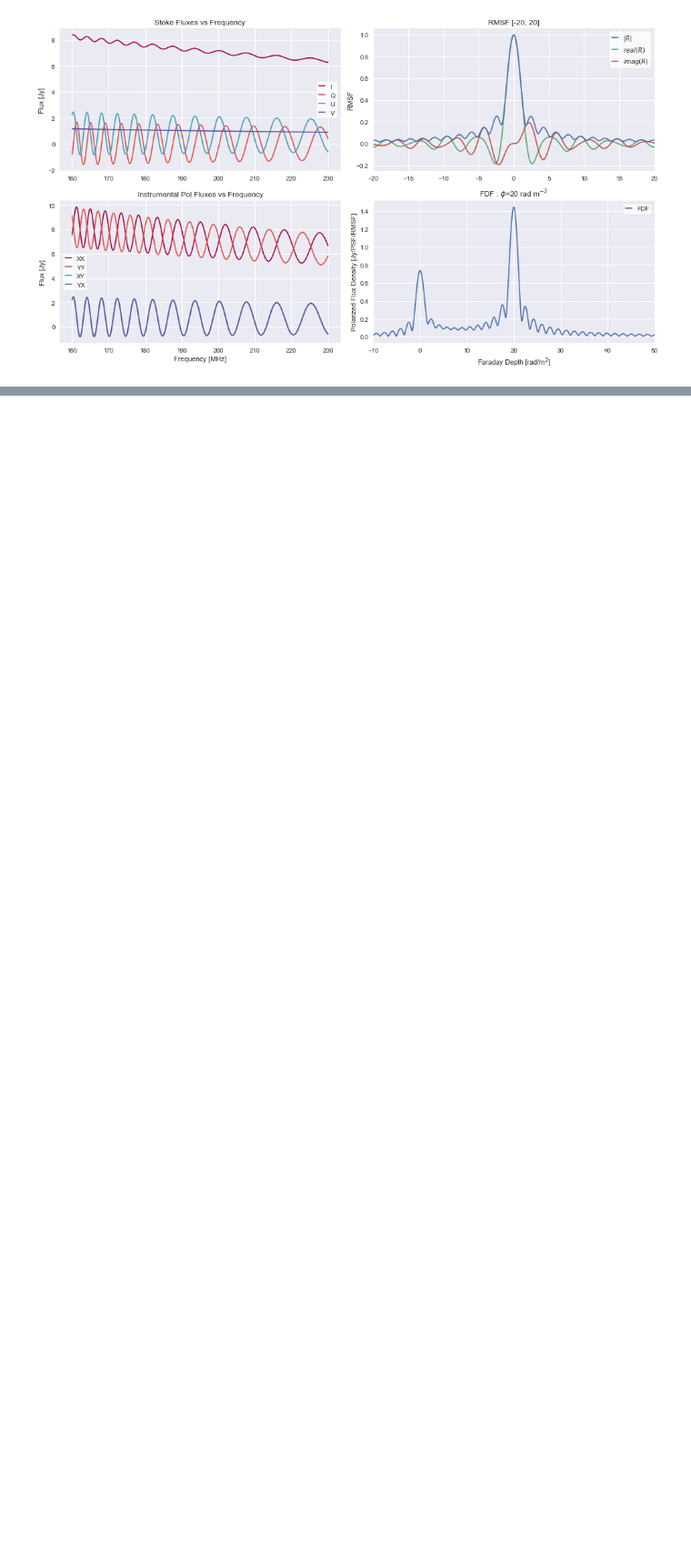
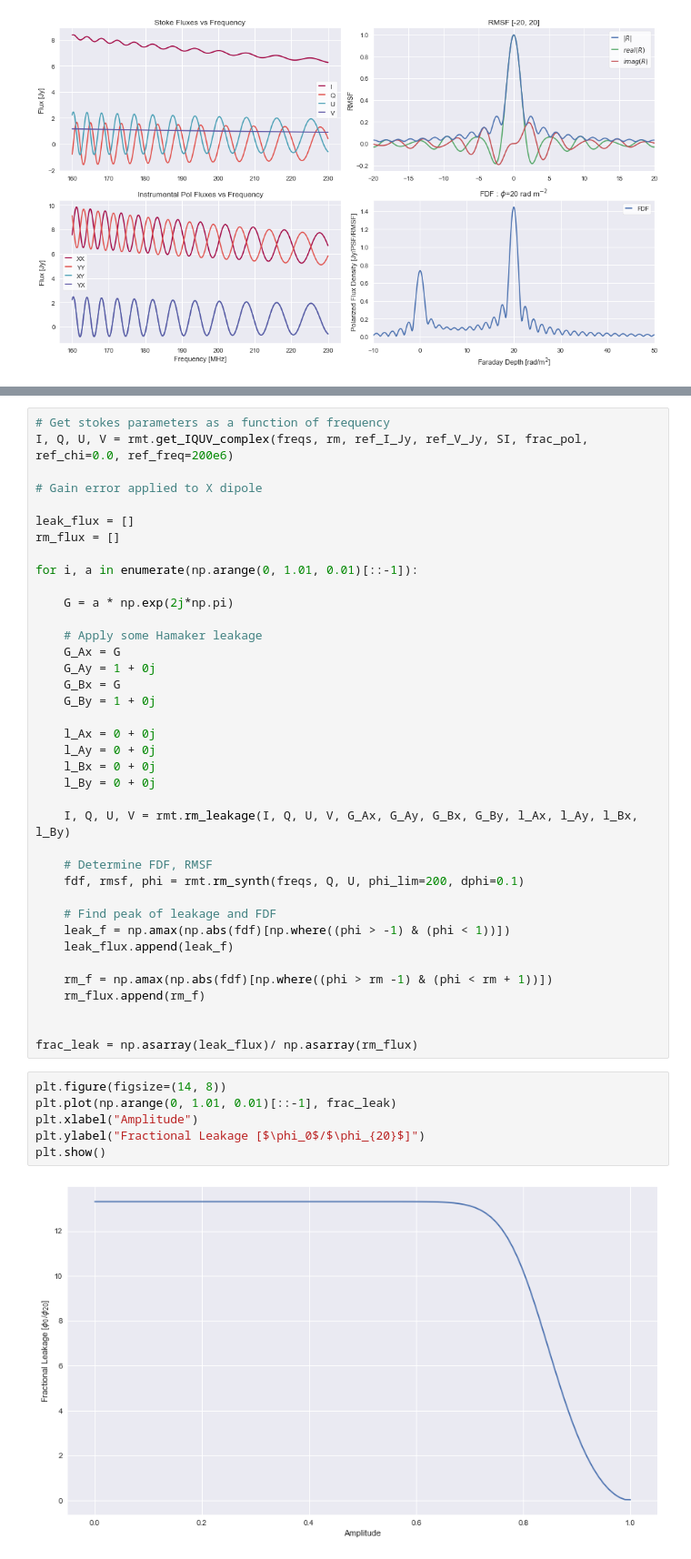
Before and after one commit to amanchokshi/rm-synth, a Jupyter notebook: scripts/rm_theory.ipynb, the cells around one changed output, grey strips where cells are left out. Shown at 91% size. Cells and saved outputs as stored; diff of their text form; blank space fills up the shorter version.

Commit message:
Errors for phase and amplitude

```diff
--- a/scripts/rm_theory.ipynb
+++ b/scripts/rm_theory.ipynb
@@ -533,0 +536,46 @@ rmt.plot_rm_grid(freqs, I, Q, U, V, XX, XY, YX, YY, rmsf, fdf, phi)
+# %%
+# Get stokes parameters as a function of frequency
+I, Q, U, V = rmt.get_IQUV_complex(freqs, rm, ref_I_Jy, ref_V_Jy, SI, frac_pol, ref_chi=0.0, ref_freq=200e6)
+
+# Gain error applied to X dipole
+
+leak_flux = []
+rm_flux = []
+
+for i, a in enumerate(np.arange(0, 1.01, 0.01)[::-1]):
+
+    G = a * np.exp(2j*np.pi)
+
+    # Apply some Hamaker leakage
+    G_Ax = G
+    G_Ay = 1 + 0j
+    G_Bx = G
+    G_By = 1 + 0j
+
+    l_Ax = 0 + 0j
+    l_Ay = 0 + 0j
+    l_Bx = 0 + 0j
+    l_By = 0 + 0j
+
+    I, Q, U, V = rmt.rm_leakage(I, Q, U, V, G_Ax, G_Ay, G_Bx, G_By, l_Ax, l_Ay, l_Bx, l_By)
+
+    # Determine FDF, RMSF
+    fdf, rmsf, phi = rmt.rm_synth(freqs, Q, U, phi_lim=200, dphi=0.1)
+
+    # Find peak of leakage and FDF
+    leak_f = np.amax(np.abs(fdf)[np.where((phi > -1) & (phi < 1))])
+    leak_flux.append(leak_f)
+
+    rm_f = np.amax(np.abs(fdf)[np.where((phi > rm -1) & (phi < rm + 1))])
+    rm_flux.append(rm_f)
+
+
+frac_leak = np.asarray(leak_flux)/ np.asarray(rm_flux)
+# %%
+plt.figure(figsize=(14, 8))
+plt.plot(np.arange(0, 1.01, 0.01)[::-1], frac_leak)
+plt.xlabel("Amplitude")
+plt.ylabel("Fractional Leakage [$\phi_0$/$\phi_{20}$]")
+plt.show()
+# %% [output]
+[figure, added]
```
Also changed, not shown: parts of 7 cells of this notebook.
